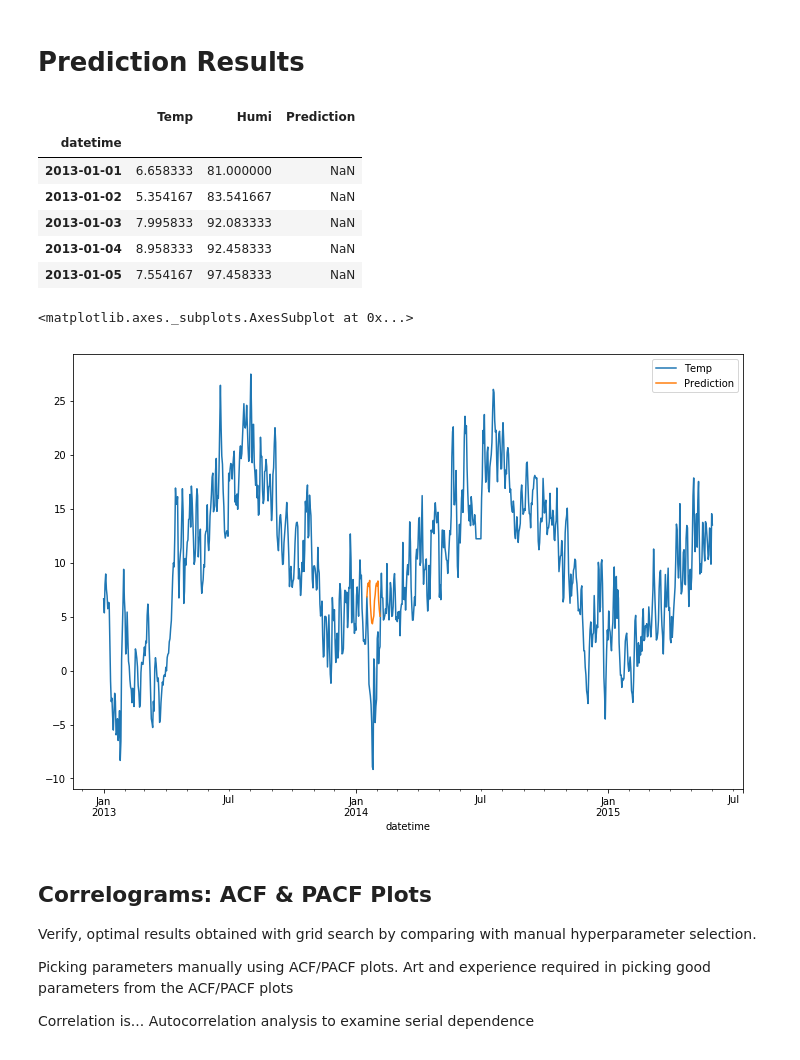
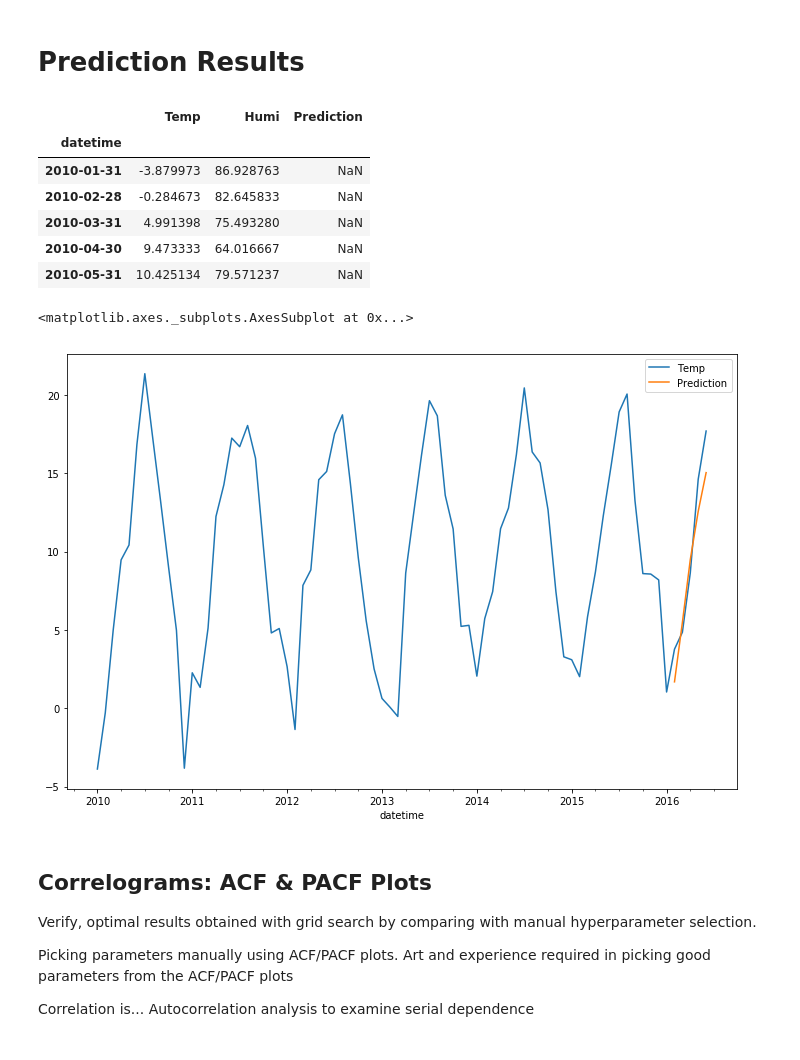
Before and after one commit to chalendony/iot-htsensor, a Jupyter notebook: analysis/sarima-grid-search.ipynb, the cells around one changed output. Drawn from its saved outputs; the diff is of its cells as text; code cells hidden in the pictures.

```diff
--- a/analysis/sarima-grid-search.ipynb
+++ b/analysis/sarima-grid-search.ipynb
@@ -23,7 +23,7 @@ from scripts.grid import grid_search
 
 readings every hour
 # %%
-df = deutsches_wetterdienst('/Users/stewarta/Documents/DATA/htsensor/produkt_tu_stunde_19510101_20171231_00662.txt')
+df = deutsches_wetterdienst('/Users/stewarta/Documents/DATA/htsensor/produkt_tu_stunde_19510101_20171231_00662.txt', start=2010, end=2016)
 df.head()
 # %% [output]
 |  | Temp | Humi |
@@ -36,6 +36,6 @@ df.head()
 # %%
 # compute daily average : fill in nans created during resampling with the nearest value
-timestep = 'D'
+timestep = 'M'
 df = df.resample(timestep).mean().ffill()
 df.head()
 # %% [output]
@@ -137,14 +140,14 @@ Once you have selected your hyperparameters, you can set the arguments for the S
 Let's build a model using the hyperparameters below on a subset of the data.
 # %%
 # data subset boundaries
-mindate = '2013-01-01'
-maxdate = '2014-01-15'
+mindate = '2010-01-31'
+maxdate = '2016-01-01'
 
 # create a subset for training
 traindata = df['Temp'].loc[mindate:maxdate]
 
 # build the model
-sarima = sm.tsa.statespace.SARIMAX(traindata,trend='c', order=(0,0,1), seasonal_order=(1,0,1,12) )
+sarima = sm.tsa.statespace.SARIMAX(traindata,trend='c', order=(0,0,1), seasonal_order=(1,0,1,6) )
 model = sarima.fit(disp=True)
 # %% [markdown]
 ## Forecast Future Values
@@ -190,16 +193,16 @@ df.head()
 # %% [output]
 |  | Temp | Humi | Prediction |
 | datetime |  |  |  |
-| 2013-01-01 | 6.658333 | 81.000000 | NaN |
-| 2013-01-02 | 5.354167 | 83.541667 | NaN |
-| 2013-01-03 | 7.995833 | 92.083333 | NaN |
-| 2013-01-04 | 8.958333 | 92.458333 | NaN |
-| 2013-01-05 | 7.554167 | 97.458333 | NaN |
+| 2010-01-31 | -3.879973 | 86.928763 | NaN |
+| 2010-02-28 | -0.284673 | 82.645833 | NaN |
+| 2010-03-31 | 4.991398 | 75.493280 | NaN |
+| 2010-04-30 | 9.473333 | 64.016667 | NaN |
+| 2010-05-31 | 10.425134 | 79.571237 | NaN |
 # %%
-df.loc[:'2015-06-01'][['Temp','Prediction']].plot(figsize=(12, 8))
+df.loc[:'2016-07-29'][['Temp','Prediction']].plot(figsize=(12, 8))
 # %% [output]
 <matplotlib.axes._subplots.AxesSubplot at 0x...>
-[figure, old version]
+[figure, new version]
 # %% [markdown]
 ## Correlograms: ACF & PACF Plots
 
```
Also changed, not shown: parts of 7 cells of this notebook, 1 other file.
